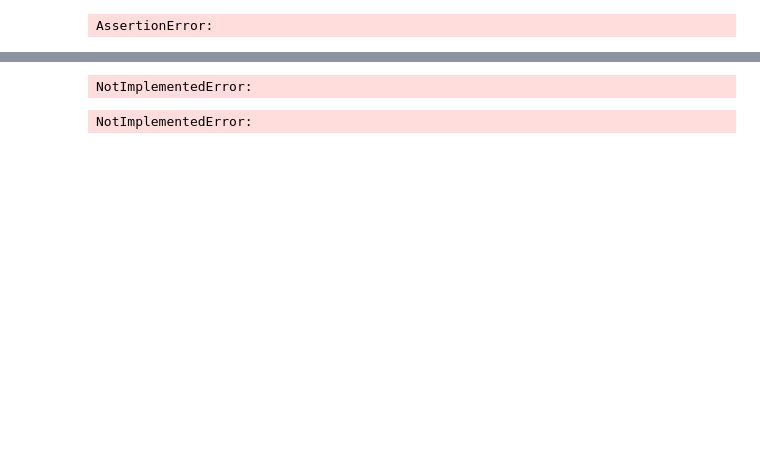
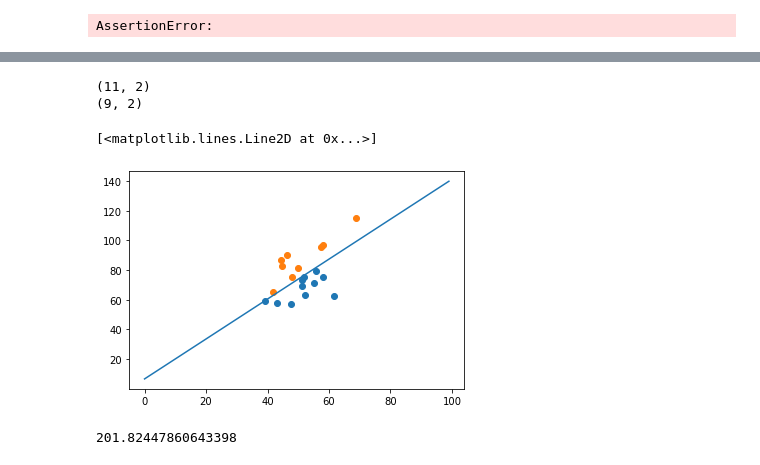
Before and after one commit to Canis-Ignem/nbgrader_submissions, a Jupyter notebook: ml2/08ml2.ipynb, the cells around one changed output, grey strips where cells are left out. Drawn from its saved outputs; the diff is of its cells as text; code cells hidden in the pictures; blank space fills up the shorter version.

```diff
--- a/ml2/08ml2.ipynb
+++ b/ml2/08ml2.ipynb
@@ -120,27 +135,48 @@ class_0 = []
 class_1 = []
 
 # YOUR CODE HERE
-raise NotImplementedError()
+for i in range(x_test.shape[0]):
+
+    #We check the line value vs the real Y value
+    if y_test.values[i] < (a + x_test.values[i]*b):
+        class_0.append( (x_test.values[i],y_test.values[i]) )
+    else:
+        class_1.append(( x_test.values[i],y_test.values[i]) )
+
+#raise NotImplementedError()
 
 class_0 = np.array(class_0)
 class_1 = np.array(class_1)
 print(class_0.shape)
 print(class_1.shape)
 # %% [output]
-NotImplementedError:
+(11, 2)
+(9, 2)
 # %%
 assert 9 < class_0.shape[0] < 13
 assert 7 < class_1.shape[0] < 11
-# %%
-# YOUR CODE HERE
-raise NotImplementedError()
-# %% [output]
-NotImplementedError:
+# %%
+# YOUR CODE HERE
+plt.scatter(class_0[:,0],class_0[:,1])
+plt.scatter(class_1[:,0],class_1[:,1])
+plt.plot(line)
+#raise NotImplementedError()
+# %% [output]
+[<matplotlib.lines.Line2D at 0x...>]
+[figure, added]
 # %%
 # get the total error for the classes
 
 err = 0
 # YOUR CODE HERE
-raise NotImplementedError()
+
+
+for i in range(x_test.shape[0]):
+
+    err += abs(y_test.values[i] - (a + x_test.values[i]*b))
+
+print(err)
+# %% [output]
+201.82447860643398
 # %%
 assert err - 201 < 20
```
Also changed, not shown: parts of 8 cells of this notebook.
